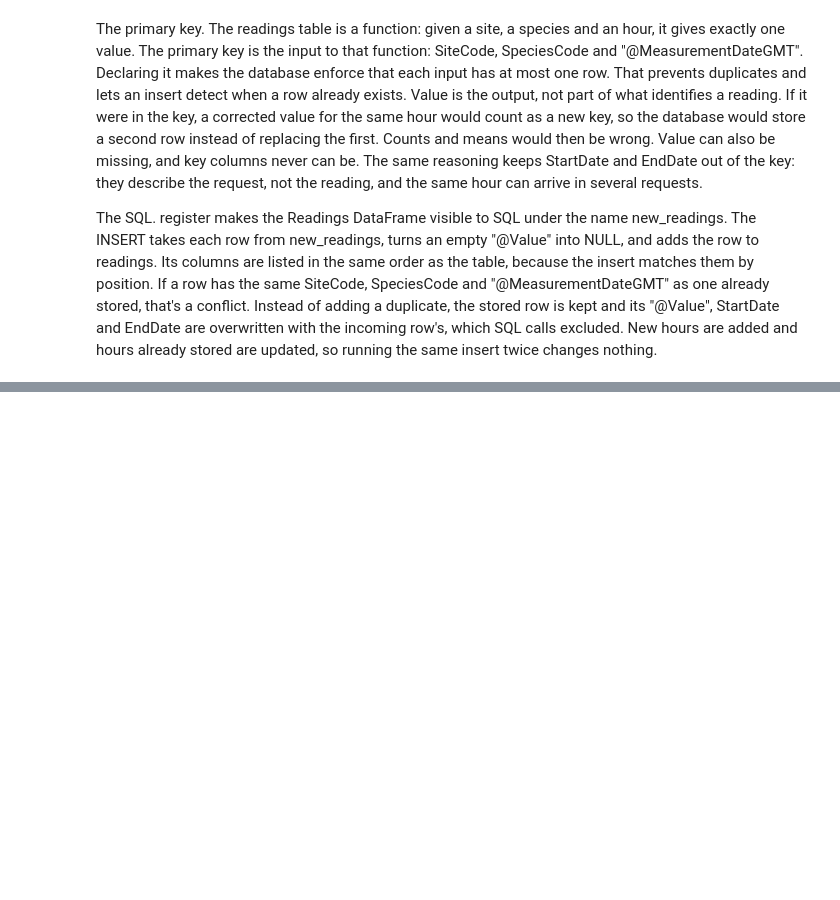
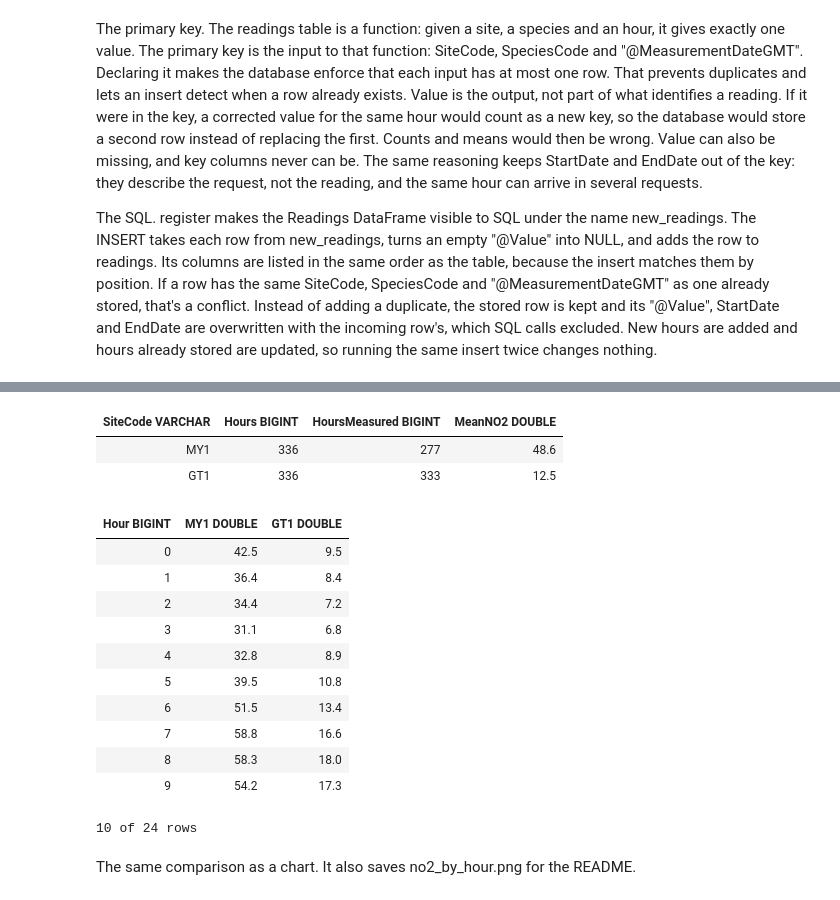
Before and after one commit to KPS25FX/london-air-quality, a Jupyter notebook: ExploreAnalyse.ipynb, the cells around one changed output, grey strips where cells are left out. Cells and saved outputs as stored; diff of their text form; code cells hidden in the pictures; blank space fills up the shorter version.

```diff
--- a/ExtractF0Z3.ipynb
+++ b/ExploreAnalyse.ipynb
@@ -428,0 +439,25 @@ The SQL. register makes the Readings DataFrame visible to SQL under the name new
+# %%
+import duckdb
+from datetime import date, datetime, timedelta
+
+Database = duckdb.connect("air.duckdb")
+
+Database.execute("""
+CREATE TABLE IF NOT EXISTS readings (
+    "@MeasurementDateGMT" TIMESTAMP,
+    "@Value"              DOUBLE,
+    SiteCode              VARCHAR,
+    SpeciesCode           VARCHAR,
+    StartDate             DATE,
+    EndDate               DATE,
+    PRIMARY KEY (SiteCode, SpeciesCode, "@MeasurementDateGMT")
+);
+CREATE TABLE IF NOT EXISTS changes (
+    RunAt                 TIMESTAMP,
+    SiteCode              VARCHAR,
+    SpeciesCode           VARCHAR,
+    "@MeasurementDateGMT" TIMESTAMP,
+    OldValue              DOUBLE,
+    NewValue              DOUBLE
+);
+""")
@@ -428,0 +503,32 @@ The SQL. register makes the Readings DataFrame visible to SQL under the name new
+# %%
+Database.sql("""
+SELECT SiteCode, count(*) AS Hours, count("@Value") AS HoursMeasured, round(avg("@Value"), 1) AS MeanNO2
+FROM readings
+GROUP BY SiteCode
+""")
+# %% [output]
+| SiteCode VARCHAR | Hours BIGINT | HoursMeasured BIGINT | MeanNO2 DOUBLE |
+| MY1 | 336 | 277 | 48.6 |
+| GT1 | 336 | 333 | 12.5 |
+# %%
+Database.sql("""
+SELECT hour("@MeasurementDateGMT") AS Hour,
+       round(avg("@Value") FILTER (WHERE SiteCode = 'MY1'), 1) AS MY1,
+       round(avg("@Value") FILTER (WHERE SiteCode = 'GT1'), 1) AS GT1
+FROM readings
+GROUP BY Hour
+ORDER BY Hour
+""")
+# %% [output]
+| Hour BIGINT | MY1 DOUBLE | GT1 DOUBLE |
+| 0 | 42.5 | 9.5 |
+| 1 | 36.4 | 8.4 |
+| 2 | 34.4 | 7.2 |
+| 3 | 31.1 | 6.8 |
+| 4 | 32.8 | 8.9 |
+| 5 | 39.5 | 10.8 |
+| 6 | 51.5 | 13.4 |
+| 7 | 58.8 | 16.6 |
+| 8 | 58.3 | 18.0 |
+| 9 | 54.2 | 17.3 |
+10 of 24 rows
@@ -428,0 +537,2 @@ The SQL. register makes the Readings DataFrame visible to SQL under the name new
+# %% [markdown]
+The same comparison as a chart. It also saves no2_by_hour.png for the README.
```
Also changed, not shown: parts of 7 cells of this notebook, 55 other files.
